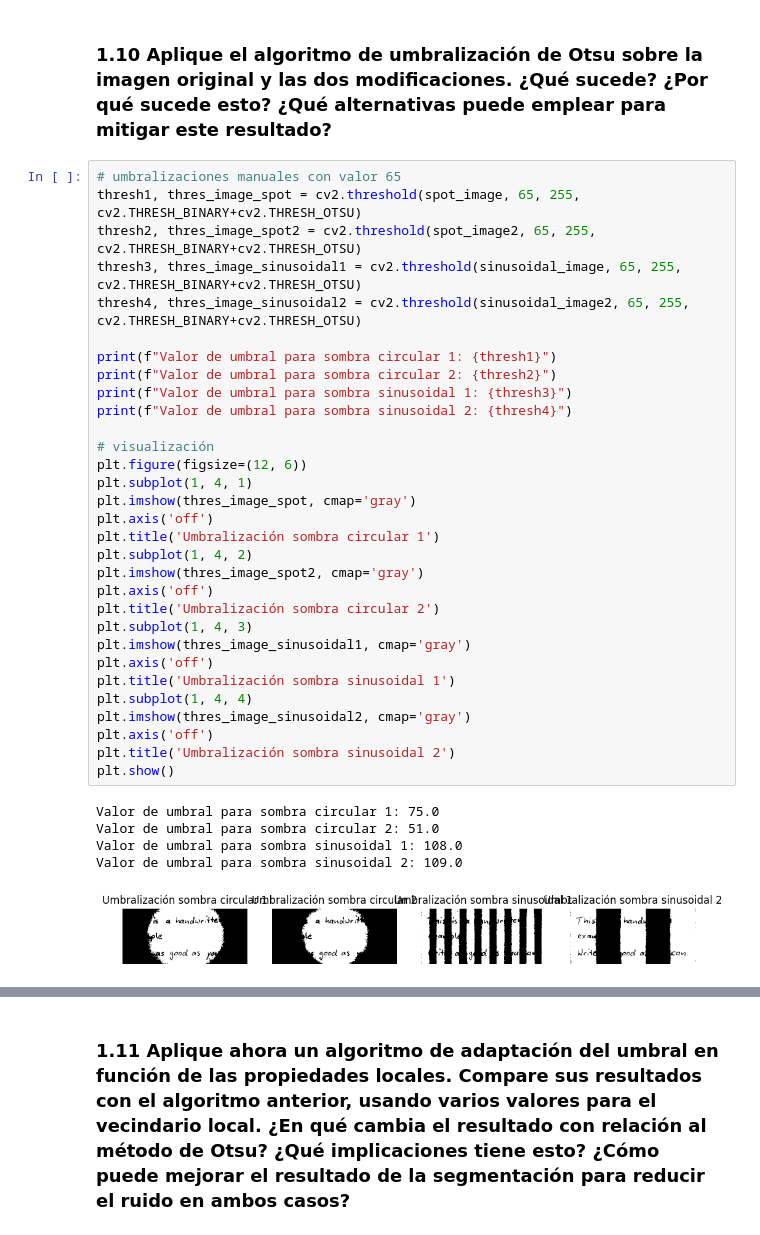
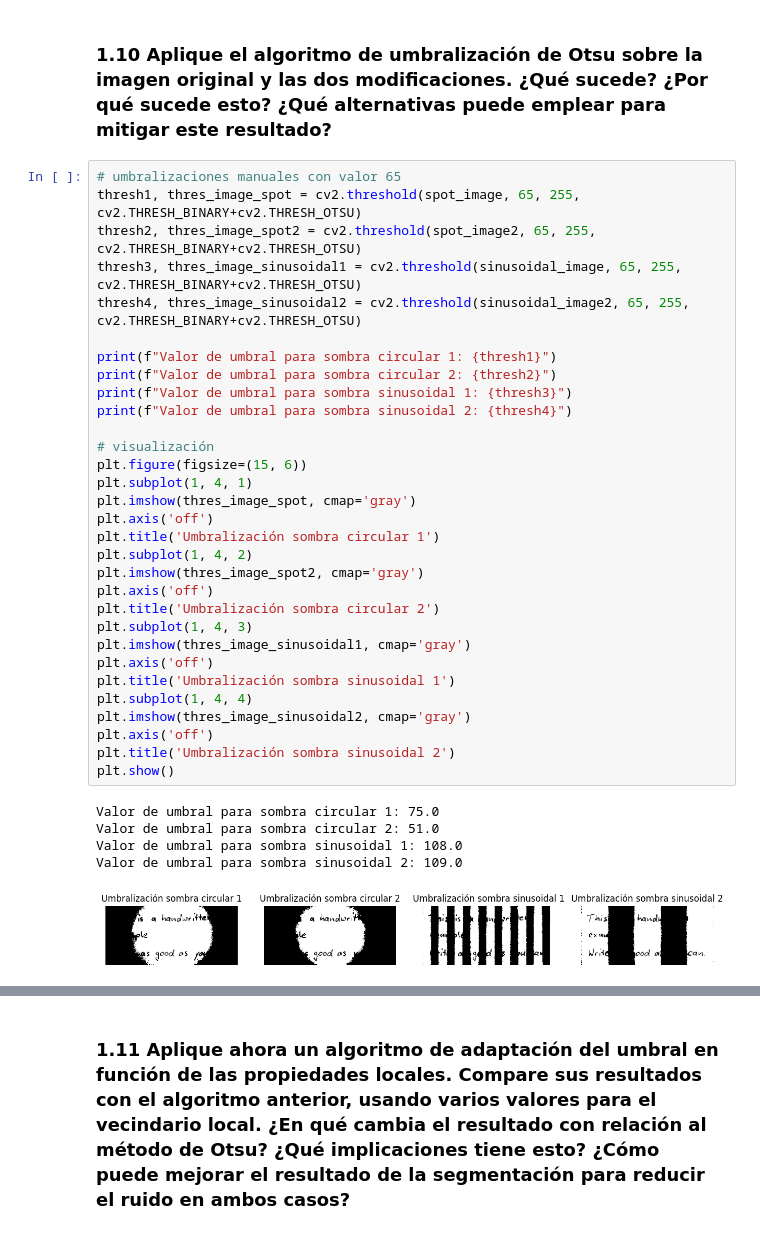
Before and after one commit to EstefaniaLaverde/Vision-por-computadora-MISIS-202601, a Jupyter notebook: Taller3/Taller3.ipynb, the cells around one changed output, grey strips where cells are left out. Saved outputs shown, nothing was run; the diff lists cells and outputs as text.

```diff
--- a/Taller3/Taller3.ipynb
+++ b/Taller3/Taller3.ipynb
@@ -283,35 +283,35 @@ thresh3, thres_image_sinusoidal1 = cv2.threshold(sinusoidal_image, 65, 255, cv2.
 thresh4, thres_image_sinusoidal2 = cv2.threshold(sinusoidal_image2, 65, 255, cv2.THRESH_BINARY+cv2.THRESH_OTSU)
 
 print(f"Valor de umbral para sombra circular 1: {thresh1}")
 print(f"Valor de umbral para sombra circular 2: {thresh2}")
 print(f"Valor de umbral para sombra sinusoidal 1: {thresh3}")
 print(f"Valor de umbral para sombra sinusoidal 2: {thresh4}")
 
 # visualización
-plt.figure(figsize=(12, 6))
+plt.figure(figsize=(15, 6))
 plt.subplot(1, 4, 1)
 plt.imshow(thres_image_spot, cmap='gray')
 plt.axis('off')
 plt.title('Umbralización sombra circular 1')
 plt.subplot(1, 4, 2)
 plt.imshow(thres_image_spot2, cmap='gray')
 plt.axis('off')
 plt.title('Umbralización sombra circular 2')
 plt.subplot(1, 4, 3)
 plt.imshow(thres_image_sinusoidal1, cmap='gray')
 plt.axis('off')
 plt.title('Umbralización sombra sinusoidal 1')
 plt.subplot(1, 4, 4)
 plt.imshow(thres_image_sinusoidal2, cmap='gray')
 plt.axis('off')
 plt.title('Umbralización sombra sinusoidal 2')
 plt.show()
 # %% [output]
 Valor de umbral para sombra circular 1: 75.0
 Valor de umbral para sombra circular 2: 51.0
 Valor de umbral para sombra sinusoidal 1: 108.0
 Valor de umbral para sombra sinusoidal 2: 109.0
-[figure, old version]
+[figure, new version]
 # %% [markdown]
 La introducción de variaciones de iluminación como sombras de diversas naturalezas altera la distribución de intensidades en el histograma, eliminando la separación clara entre las clases, en este caso texto y fondo. Esto genera un solapamiento en el espectro de gris, donde los píxeles de la sombra adquieren valores de intensidad similares a los del texto. Como el algoritmo de Otsu busca un umbral global que minimice la varianza intra-clase, termina seleccionando un valor que clasifica erróneamente las sombras como parte del texto en las 4 imágenes.
 
```
Also changed, not shown: parts of 16 cells of this notebook, 4 other files.
